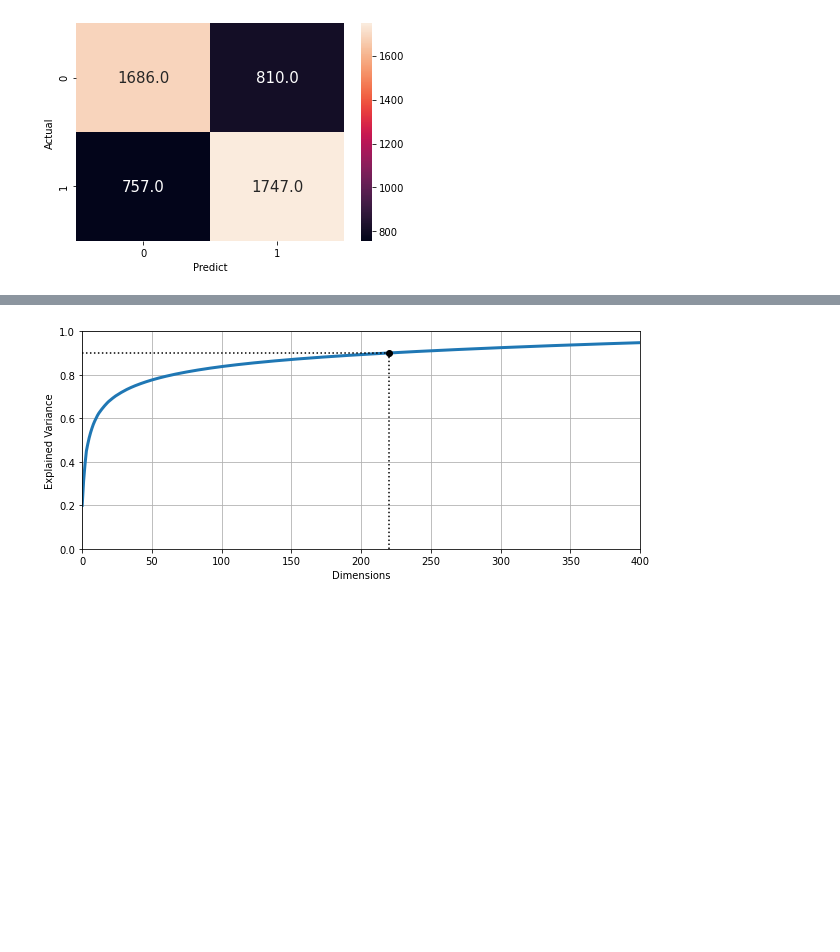
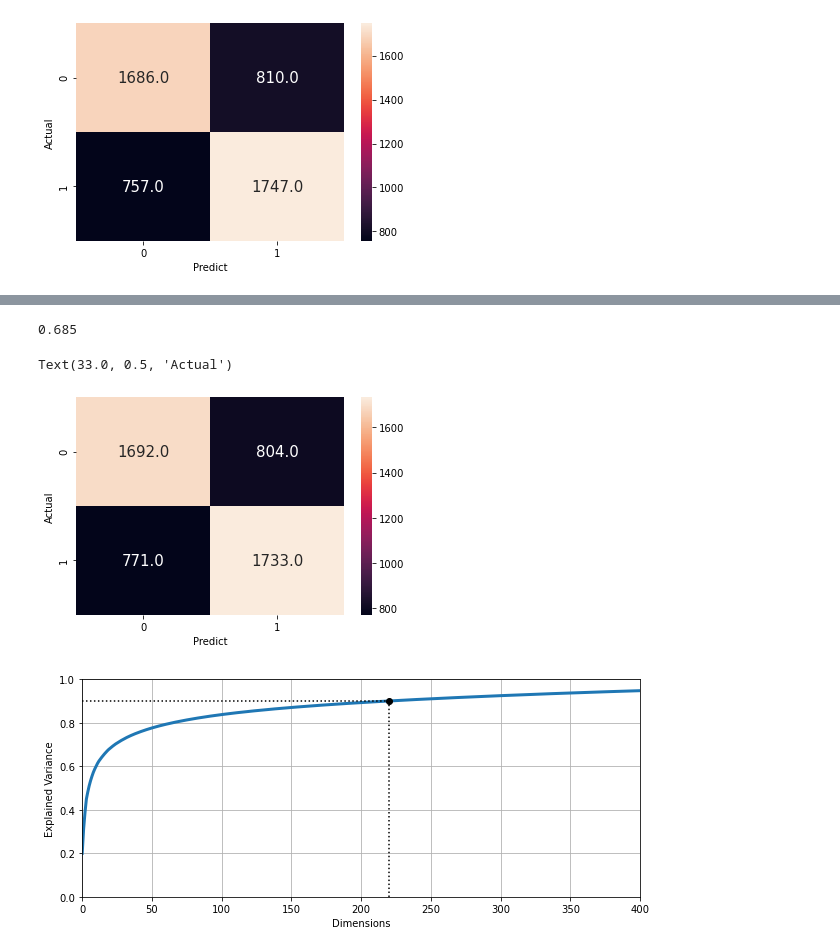
Before and after one commit to or-yitshak/Final-Project-Semester-B, a Jupyter notebook: Cats & Dogs.ipynb, the cells around one changed output, grey strips where cells are left out. Saved outputs shown, nothing was run; the diff lists cells and outputs as text; code cells hidden in the pictures; blank space fills up the shorter version.

```diff
--- a/Cats & Dogs.ipynb
+++ b/Cats & Dogs.ipynb
@@ -383,0 +390,4 @@ Text(33.0, 0.5, 'Actual')
+# %%
+full_train_data_km = full_train_data.copy()
+full_train_data_km['KMeans'] = y_labels_train
+full_train_data_km.head()
@@ -383,0 +402,10 @@ Text(33.0, 0.5, 'Actual')
+# %%
+test_data_km = test_data.copy()
+test_data_km['KMeans'] = y_labels_test
+# %%
+xg = XGBClassifier(use_label_encoder=False,eval_metric = 'mlogloss')
+rfc = RandomForestClassifier()
+pipe_rfc = Pipeline(steps=[('sc',sc), ('rfc', rfc)])
+pipe_xg =  Pipeline(steps=[('sc',sc), ('xg', xg)])
+vot = VotingClassifier(estimators=[('xg',pipe_xg),('rfc',pipe_rfc)],voting='soft')
+vot.fit(full_train_data_km,full_train_target)
@@ -383,0 +430,2 @@ Text(33.0, 0.5, 'Actual')
+# %%
+y_pred = vot.predict(test_data_km)
@@ -384,3 +443,15 @@ Text(33.0, 0.5, 'Actual')
+# %%
+metrics.accuracy_score(test_target,y_pred)
+# %% [output]
+0.685
+# %%
+cm = confusion_matrix(test_target,y_pred)
+sns.heatmap(cm,annot=True,annot_kws = {'size':15},fmt=".1f")
+plt.xlabel("Predict")
+plt.ylabel("Actual")
+# %% [output]
+Text(33.0, 0.5, 'Actual')
+[figure, added]
 # %%
 pca = PCA()
 pca.fit(scaled_train)
```
Also changed, not shown: parts of 15 cells of this notebook.
